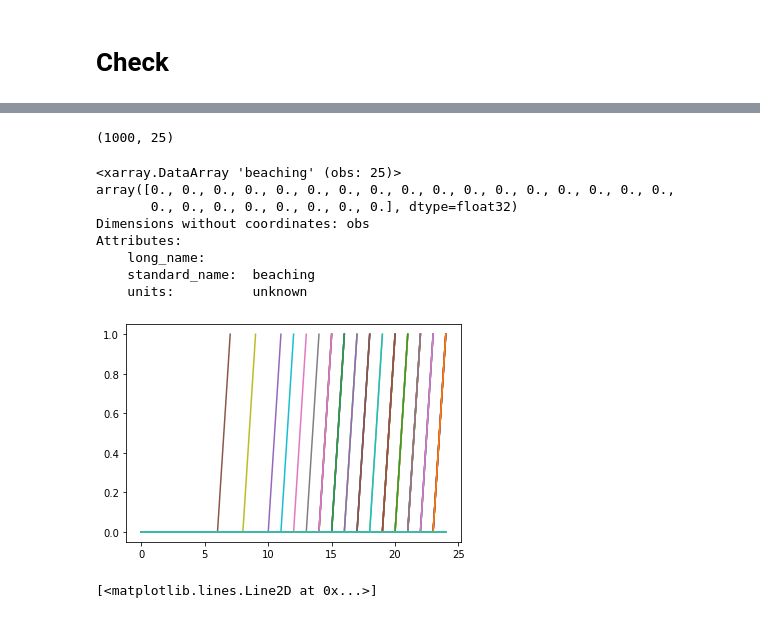
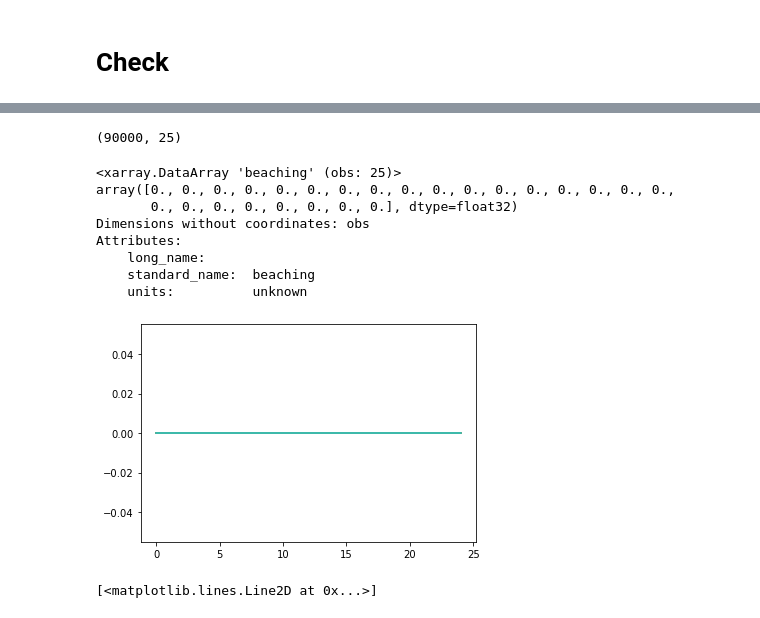
Before and after one commit to OceanParcels/BayesianAnalysis_SouthAtlantic, a Jupyter notebook: notebooks/model_setup.ipynb, the cells around one changed output, grey strips where cells are left out. Saved outputs shown, nothing was run; the diff lists cells and outputs as text; code cells hidden in the pictures.

```diff
--- a/notebooks/model_setup.ipynb
+++ b/notebooks/model_setup.ipynb
@@ -156,7 +156,7 @@ INFO: Compiled SampleParticleInitZeroAdvectionRK4DiffusionUniformKhSaple_landmas
 # %% [markdown]
 # Check
 # %%
-particles = xr.load_dataset(f'../data/simulations/source_{loc}_release.nc')
+particles = xr.load_dataset(f'../data/source_Rio-de-la-Plata_delayed_release.nc')
 particles
 # %% [output]
 <xarray.Dataset>
@@ -178,7 +194,7 @@ Attributes:
 # %%
 particles['lon'].shape
 # %% [output]
-(1000, 25)
+(90000, 25)
 # %%
 particles['beaching'][100,:]
 # %% [output]
@@ -191,10 +207,10 @@ Attributes:
     standard_name:  beaching
     units:          unknown
 # %%
-for i in range(1000):
+for i in range(9000):
     plt.plot(particles['beaching'][i,:])
 # %% [output]
-[figure, old version]
+[figure, new version]
 # %%
 plt.plot(particles['lon'][945,:], particles['lat'][945,:])
 plt.plot(particles['lon'][900,:], particles['lat'][900,:])
```
Also changed, not shown: parts of 2 cells of this notebook, 4 other files.
